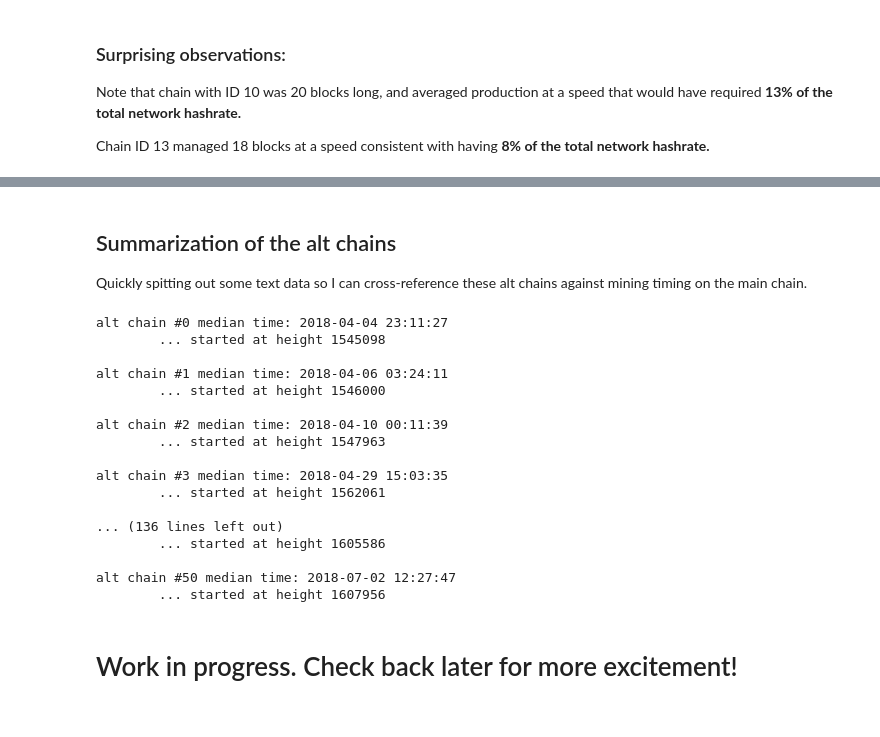
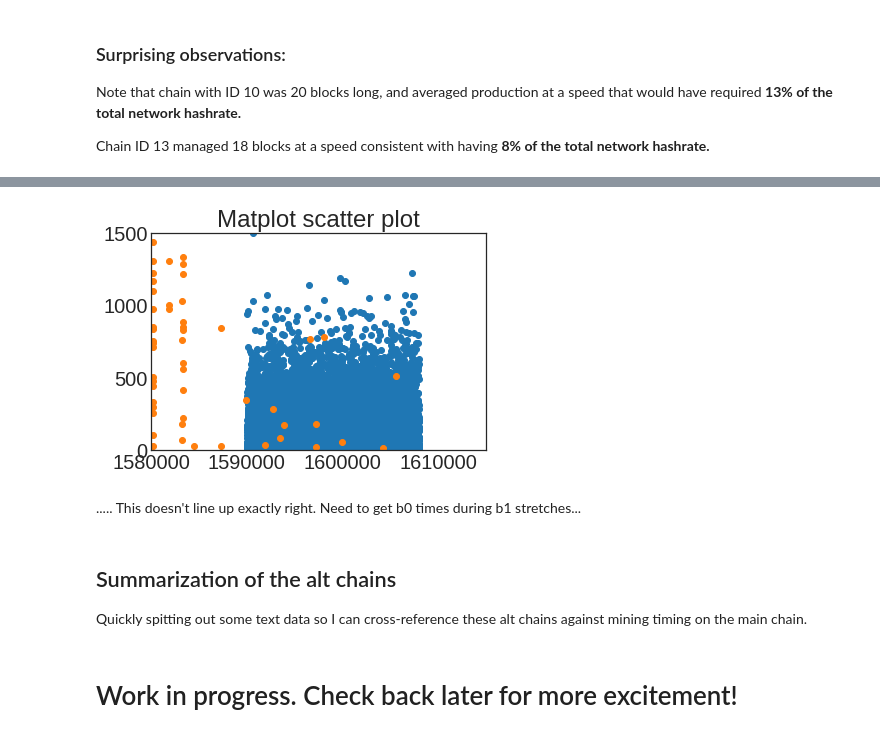
Before and after one commit to noncesense-research-lab/archival_network, a Jupyter notebook: analyses/altchain_temporal_study.ipynb, the cells around one changed output, grey strips where cells are left out. Saved outputs shown, nothing was run; the diff lists cells and outputs as text; code cells hidden in the pictures.

Commit message:
added comparison between chains' mining speed, BUT need overlap between b0s and b1s for this to be interesting

```diff
--- a/analyses/altchain_temporal_study.ipynb
+++ b/analyses/altchain_temporal_study.ipynb
@@ -583,33 +586,33 @@ Chain ID 13 managed 18 blocks at a speed consistent with having **8% of the tota
+# %%
+# Create plot
+fig = plt.figure()
+
+plt.scatter(b0s.block_height, b0s.delta_time)
+plt.scatter(b1s.block_height, b1s.delta_time)
+
+plt.xlim(1580000, 1615000)
+plt.ylim(0, 1500)
+plt.title('Matplot scatter plot')
+plt.show()
+# %% [output]
+[figure, added]
+# %% [markdown]
+..... This doesn't line up exactly right. Need to get b0 times during b1 stretches...
 # %% [markdown]
 ## Summarization of the alt chains
 
 Quickly spitting out some text data so I can cross-reference these alt chains against mining timing on the main chain.
 # %%
-for i, x in enumerate(b1s.alt_chain_ID.unique()):
-    try:
-        #print('alt chain #' + str(i) + ' median time: ', + np.median(b1s.block_time[b1s.alt_chain_ID==i]))
-        print('alt chain #' + str(i) + ' median time: ' + time.strftime('%Y-%m-%d %H:%M:%S', time.localtime(np.median(b1s.block_time[b1s.alt_chain_ID==i]))))
-        print('\t... started at height ' + str(min(b1s.block_height[b1s.alt_chain_ID==i])) + '\n')
-    except:
-        pass
+verbose_text_output = 0
+
+if verbose_text_output:
+    for i, x in enumerate(b1s.alt_chain_ID.unique()):
+        try:
+            #print('alt chain #' + str(i) + ' median time: ', + np.median(b1s.block_time[b1s.alt_chain_ID==i]))
+            print('alt chain #' + str(i) + ' median time: ' + time.strftime('%Y-%m-%d %H:%M:%S', time.localtime(np.median(b1s.block_time[b1s.alt_chain_ID==i]))))
+            print('\t... started at height ' + str(min(b1s.block_height[b1s.alt_chain_ID==i])) + '\n')
+        except:
+            pass
-# %% [output]
-alt chain #0 median time: 2018-04-04 23:11:27
-        ... started at height 1545098
-
-alt chain #1 median time: 2018-04-06 03:24:11
-        ... started at height 1546000
-
-alt chain #2 median time: 2018-04-10 00:11:39
-        ... started at height 1547963
-
-alt chain #3 median time: 2018-04-29 15:03:35
-        ... started at height 1562061
-
-... (136 lines left out)
-        ... started at height 1605586
-
-alt chain #50 median time: 2018-07-02 12:27:47
-        ... started at height 1607956
 # %% [markdown]
 
 # Work in progress. Check back later for more excitement!
```
Also changed, not shown: parts of 4 cells of this notebook.
